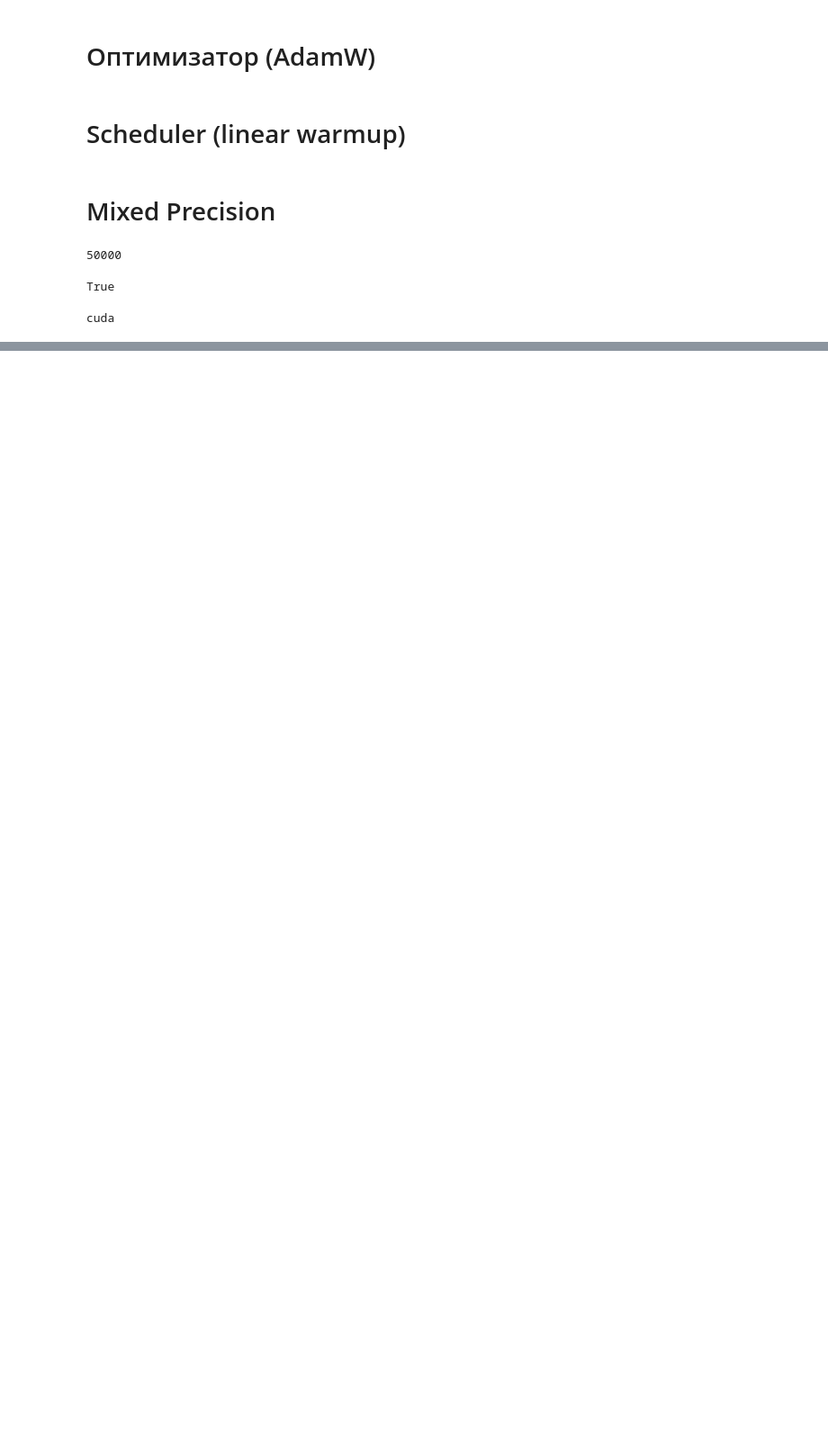
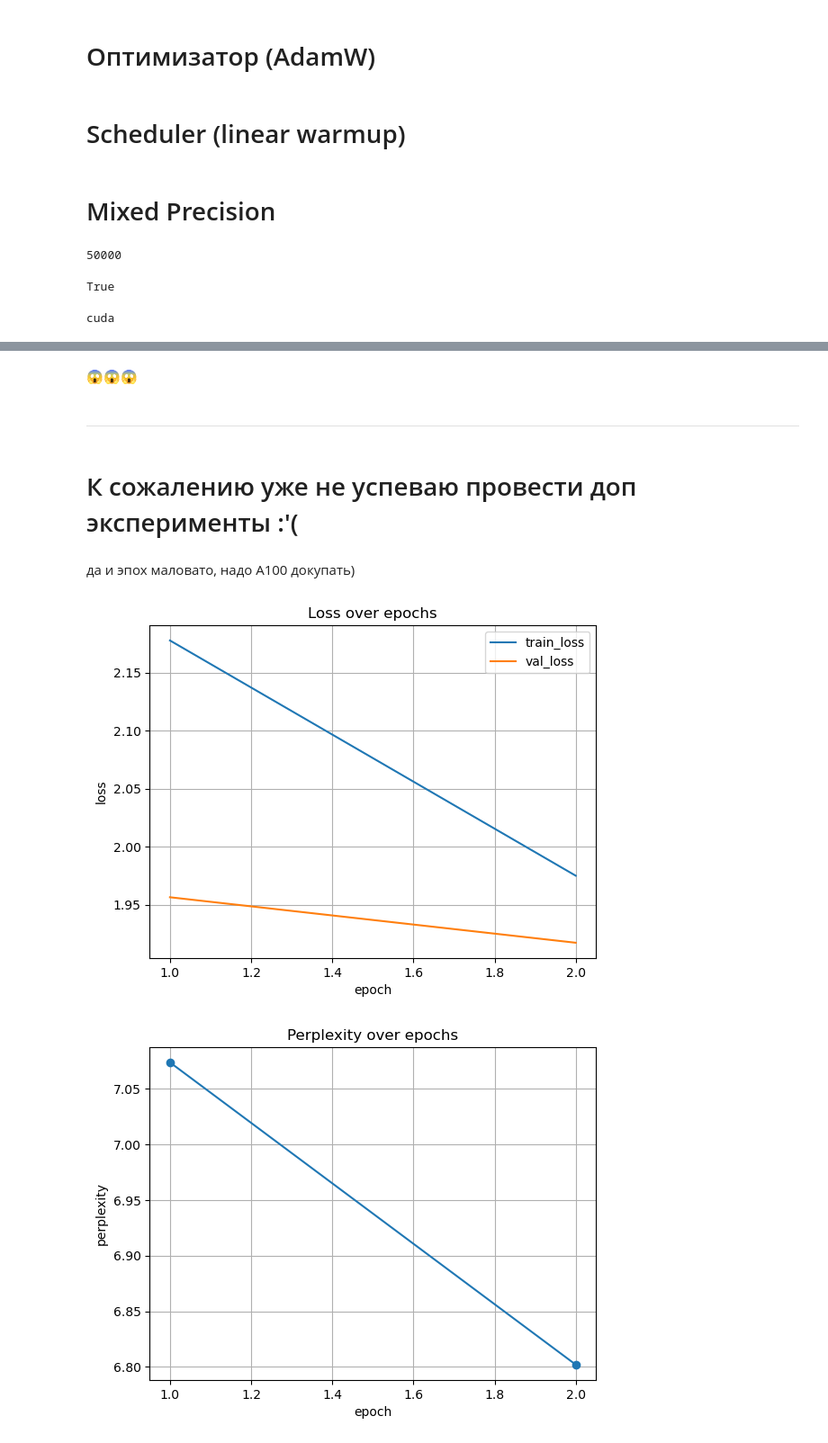
Before and after one commit to gvo104/DL, a Jupyter notebook: 2_llm/llm_bot.ipynb, the cells around one changed output, grey strips where cells are left out. Shown at 90% size. Cells and saved outputs as stored; diff of their text form; code cells hidden in the pictures; blank space fills up the shorter version.

```diff
--- a/2_llm/llm_bot.ipynb
+++ b/2_llm/llm_bot.ipynb
@@ -660,0 +1407,52 @@ print(generate_response("hello"))
+# %% [markdown]
+😱😱😱
+# %% [markdown]
+---
+# %% [markdown]
+# К сожалению уже не успеваю провести доп эксперименты :'(
+# %% [markdown]
+да и эпох маловато, надо A100 докупать)
+# %%
+import pandas as pd
+import matplotlib.pyplot as plt
+
+log_path = "model/train_log.csv"
+df = pd.read_csv(log_path)
+
+# -------------------------
+# Loss
+# -------------------------
+plt.figure()
+plt.plot(df["epoch"], df["train_loss"], label="train_loss")
+plt.plot(df["epoch"], df["val_loss"], label="val_loss")
+plt.xlabel("epoch")
+plt.ylabel("loss")
+plt.title("Loss over epochs")
+plt.legend()
+plt.grid()
+plt.show()
+
+# -------------------------
+# Perplexity
+# -------------------------
+plt.figure()
+plt.plot(df["epoch"], df["perplexity"], marker="o")
+plt.xlabel("epoch")
+plt.ylabel("perplexity")
+plt.title("Perplexity over epochs")
+plt.grid()
+plt.show()
+
+# -------------------------
+# Learning rate
+# -------------------------
+plt.figure()
+plt.plot(df["epoch"], df["lr"])
+plt.xlabel("epoch")
+plt.ylabel("learning rate")
+plt.title("LR schedule (linear warmup + decay)")
+plt.grid()
+plt.show()
+# %% [output]
+[figure, added]
+[figure, added]
```
Also changed, not shown: parts of 35 cells of this notebook, 3 other files.
